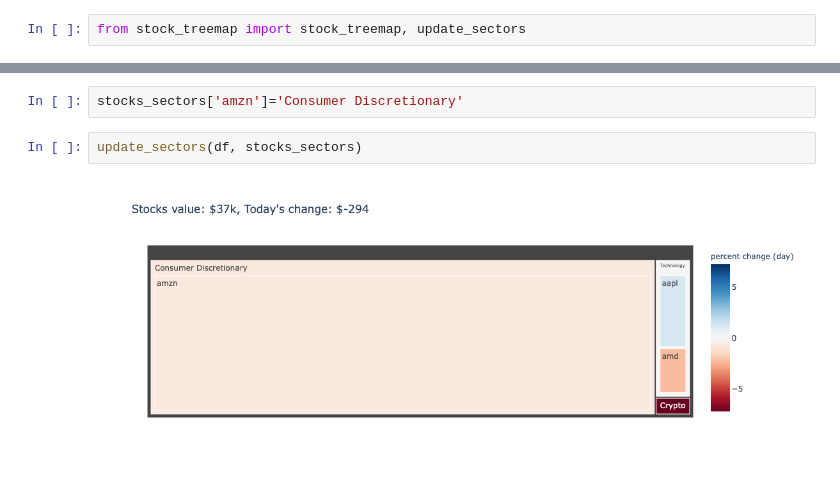
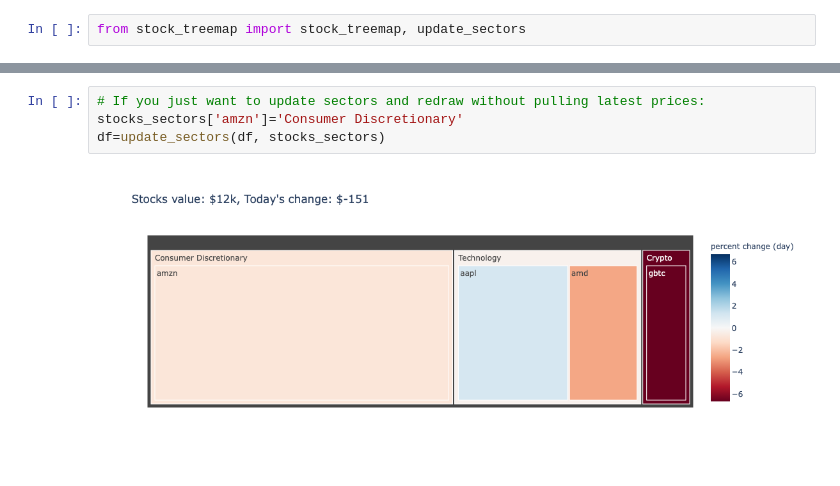
Before and after one commit to jmshea/stock_treemap, a Jupyter notebook: example.ipynb, the cells around one changed output, grey strips where cells are left out. Saved outputs shown, nothing was run; the diff lists cells and outputs as text.

Commit message:
Update example to make better image and add some comments to the Jupyter notebook

```diff
--- a/example.ipynb
+++ b/example.ipynb
@@ -25,6 +29,6 @@ df
-# %%
-stocks_sectors['amzn']='Consumer Discretionary'
 # %%
-update_sectors(df, stocks_sectors)
+# If you just want to update sectors and redraw without pulling latest prices:
+stocks_sectors['amzn']='Consumer Discretionary'
+df=update_sectors(df, stocks_sectors)
 # %% [output]
-[figure, old version]
+[figure, new version]
```
Also changed, not shown: parts of 5 cells of this notebook, 2 other files.
